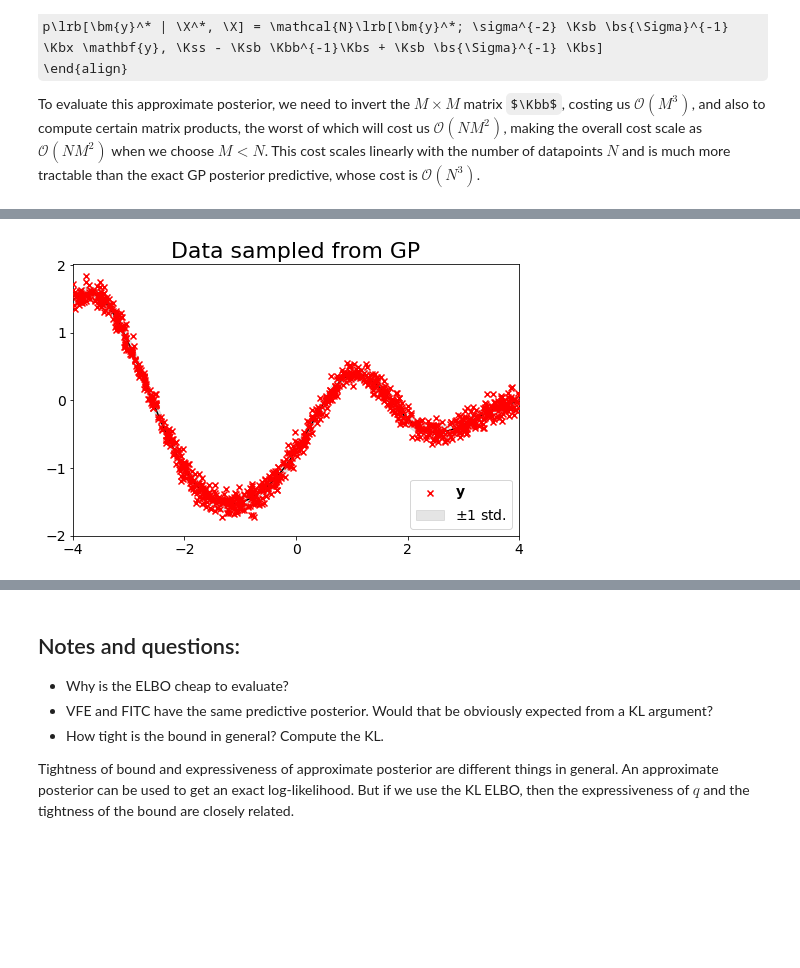
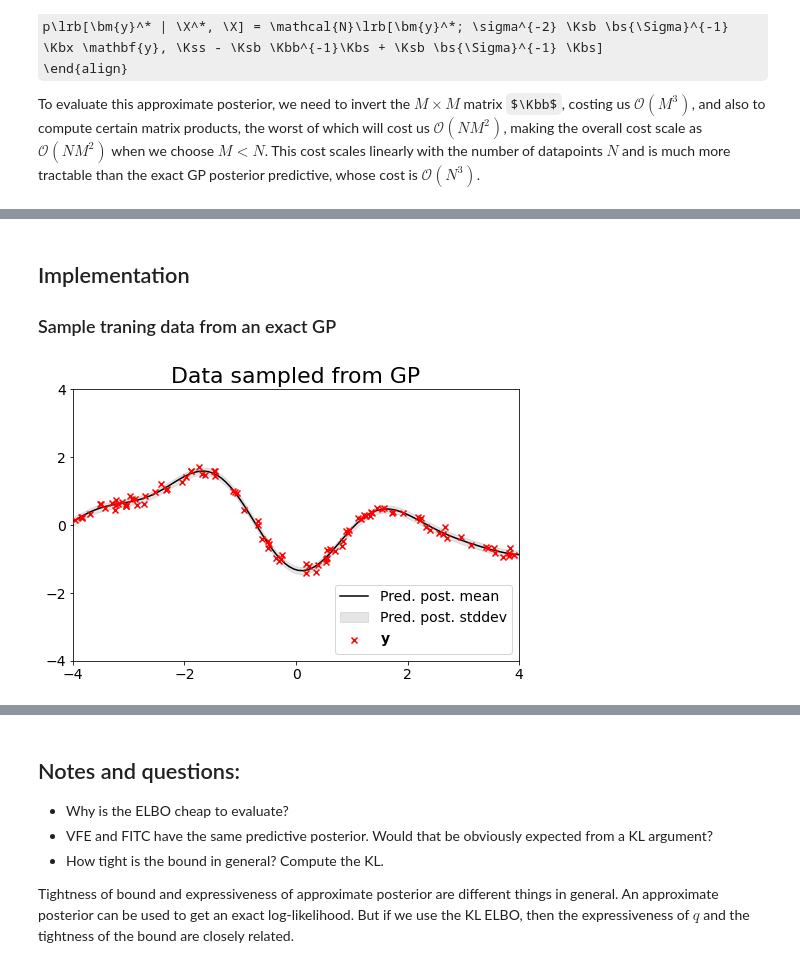
Before and after one commit to stratisMarkou/random-walks, a Jupyter notebook: content/gaussian-processes/sparse/vfe.ipynb, the cells around one changed output, grey strips where cells are left out. Cells and saved outputs as stored; diff of their text form; code cells hidden in the pictures; some formulas as TeX source; blank space fills up the shorter version.

```diff
--- a/content/gaussian-processes/sparse/vfe.ipynb
+++ b/content/gaussian-processes/sparse/vfe.ipynb
@@ -132,3 +142,7 @@ Here is a final note about computational cost, which emerges from the above poin
 \begin{align}
 \mathcal{F}(q, \bs{\theta}) = \mathcal{N}\lrb[\bm{y}; \bm{0}, \sigma^2 \bm{I} + \Kxb \Kbb^{-1} \Kbx] - \frac{1}{2\sigma^2} \text{Tr}\lrb[\Kxx - \Kxb\Kbb^{-1}\Kbx]
 \end{align}
+# %% [markdown]
+## Implementation
+
+### Sample traning data from an exact GP
@@ -171,7 +185,7 @@ def eq_covariance(x1,
 np.random.seed(0)
 
 # Num. observations (N)
-N = 1000
+N = 100
 
 # EQ hyperparameters
 coeff = 1e0
@@ -206,38 +220,40 @@ y_plot_std = y_plot_var ** 0.5
 # %%
 # Plot inducing points and observed data
 plt.figure(figsize=(8, 5))
+
+# Plot mean of generative model
+plt.plot(x_plot,
+         y_plot_mean,
+         color='black',
+         zorder=2,
+         label='Pred. post. mean')
+
+# Plot noise of generative model
+plt.fill_between(x_plot[:, 0],
+                 y_plot_mean - y_plot_std,
+                 y_plot_mean + y_plot_std,
+                 color='gray',
+                 zorder=1,
+                 alpha=0.2,
+                 label='Pred. post. stddev')
 
 # Plot sampled data
 plt.scatter(x_train,
             y_train,
             color='red',
             marker='x',
             zorder=3,
             label=r'$\mathbf{y}$')
 
-# Plot mean of generative model
-plt.plot(x_plot,
-         y_plot_mean, color='black',
-         zorder=2)
-
-# Plot noise of generative model
-plt.fill_between(x_plot[:, 0],
-                 y_plot_mean - y_plot_std,
-                 y_plot_mean + y_plot_std,
-                 color='gray',
-                 zorder=1,
-                 alpha=0.2,
-                 label='$\pm 1$ std.')
-
 # Plot formatting
 plt.title('Data sampled from GP', fontsize=22)
 plt.xticks(np.arange(-4, 5, 2), fontsize=14)
-plt.yticks(np.arange(-2, 3, 1), fontsize=14)
+plt.yticks(np.arange(-4, 5, 2), fontsize=14)
 plt.legend(loc='lower right', fontsize=14)
 plt.xlim([-4., 4.])
 plt.show()
 # %% [output]
-[figure, old version]
+[figure, new version]
 # %%
 import tensorflow as tf
 
```
Also changed, not shown: parts of 7 cells of this notebook, 1 other file.
